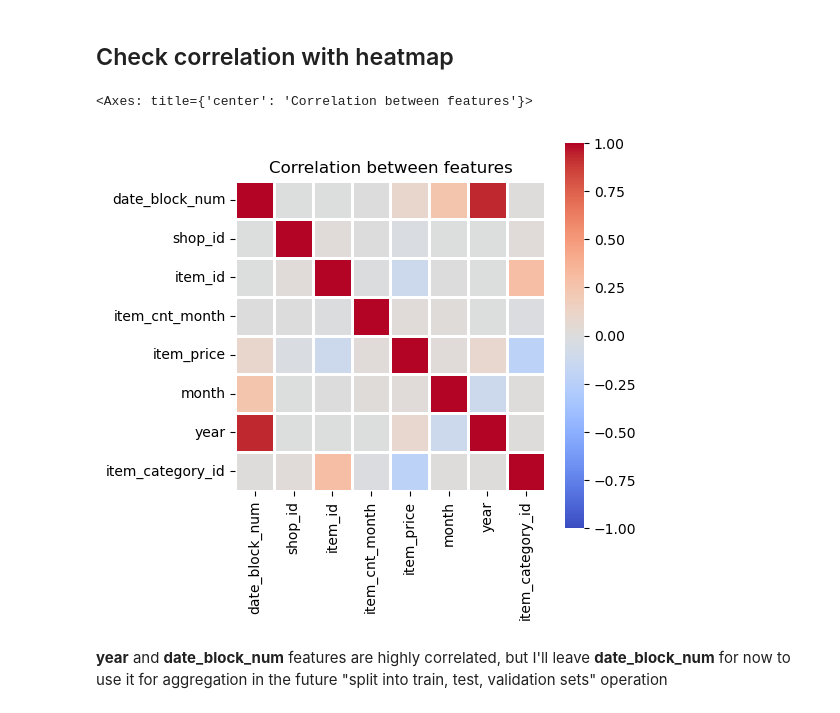
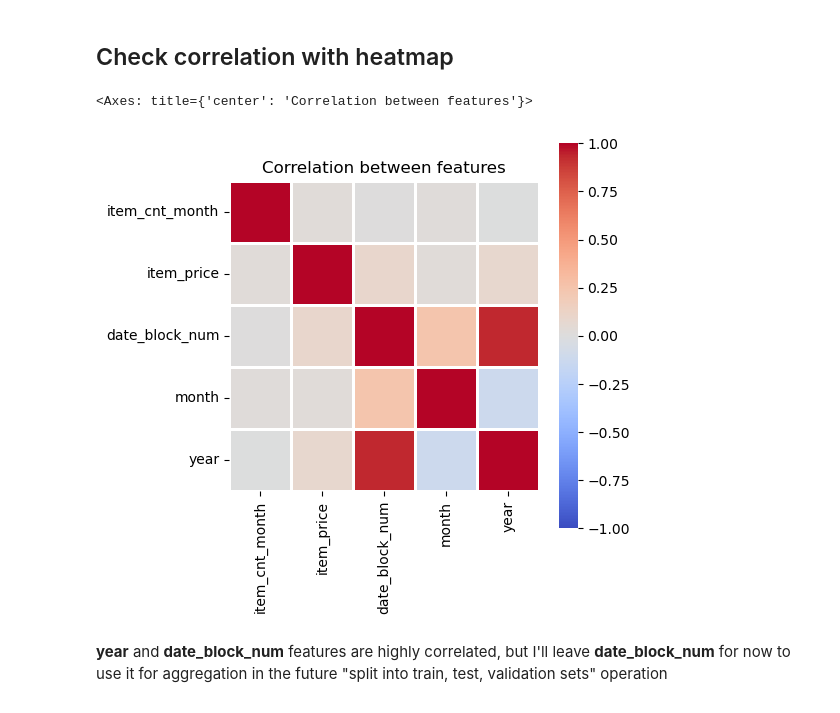
Before and after one commit to Alexennk/ml-ds-practice, a Jupyter notebook: notebooks/eda_notebook.ipynb, the cells around one changed output. Drawn from its saved outputs; the diff is of its cells as text; code cells hidden in the pictures.

Commit message:
DS-1.2 EDA
Changes:
- removed "id" features from the heatmap in eda_notebook
- added a scatter plot to "closed shops" section

```diff
--- a/notebooks/eda_notebook.ipynb
+++ b/notebooks/eda_notebook.ipynb
@@ -564,14 +609,14 @@ eda.plot_barpot_boxplot(aggregated_train_df, 'large_category_name', figsize=(11,
 # %% [markdown]
 ## Check correlation with heatmap
 # %%
-numeric_train_df = aggregated_train_df.select_dtypes(include=np.number)
+numeric_train_df = aggregated_train_df.select_dtypes(include=np.number)[['item_cnt_month', 'item_price', 'date_block_num', 'month', 'year']]
 f, ax = plt.subplots()
 f.set_size_inches(5, 5)
 ax.set_title("Correlation between features")
 sns.heatmap(numeric_train_df.corr(), vmin=-1, vmax=1, center=0, cmap='coolwarm', linewidths=2, square=True)
 # %% [output]
 <Axes: title={'center': 'Correlation between features'}>
-[figure, old version]
+[figure, new version]
 # %% [markdown]
 **year** and **date_block_num** features are highly correlated, but I'll leave **date_block_num** for now to use it for aggregation in the future "split into train, test, validation sets" operation
 # %% [markdown]
```
Also changed, not shown: parts of 9 cells of this notebook.
